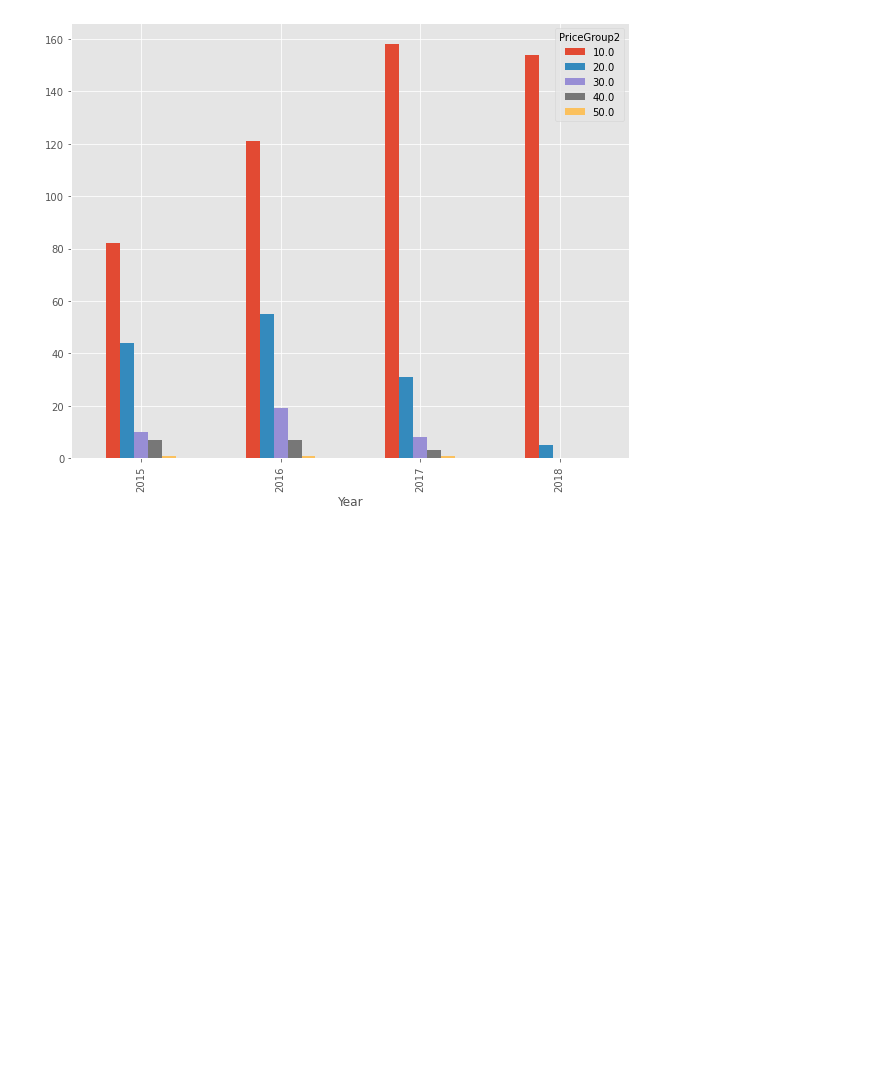
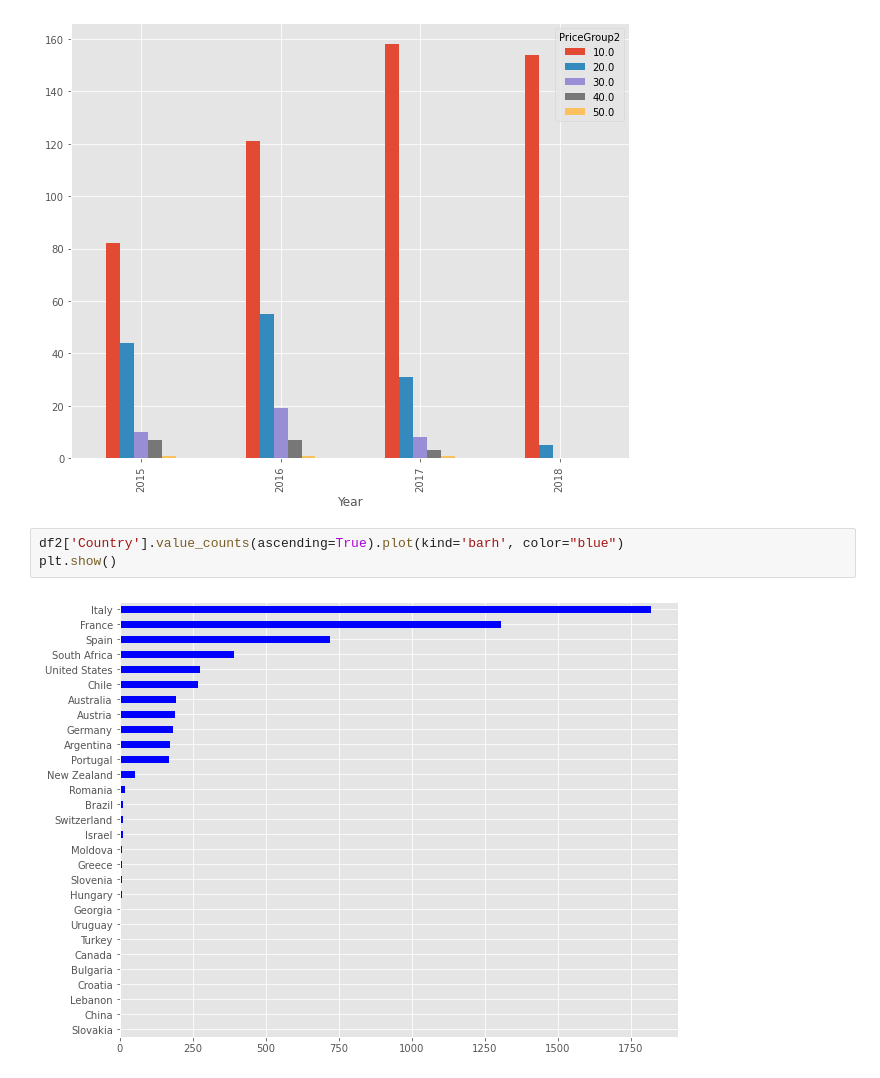
Before and after one commit to Tekkuza/red-wine-review, a Jupyter notebook: solution_wip.ipynb, the cells around one changed output. Cells and saved outputs as stored; diff of their text form; blank space fills up the shorter version.

```diff
--- a/solution_wip.ipynb
+++ b/solution_wip.ipynb
@@ -395,3 +401,8 @@ df3.groupby(['Year'])['PriceGroup2'].value_counts().unstack().plot.bar()
 plt.show()
 # %% [output]
 [figure]
+# %%
+df2['Country'].value_counts(ascending=True).plot(kind='barh', color="blue")
+plt.show()
+# %% [output]
+[figure, added]
```
Also changed, not shown: parts of 16 cells of this notebook.
